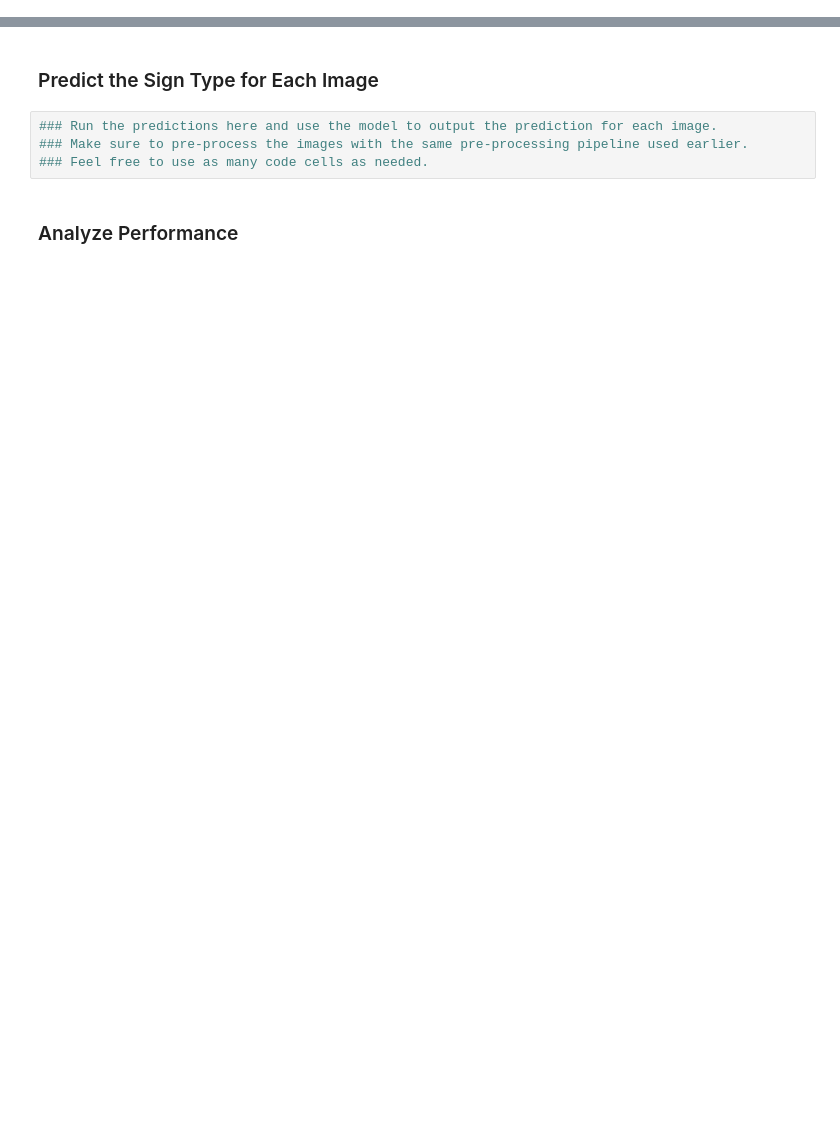
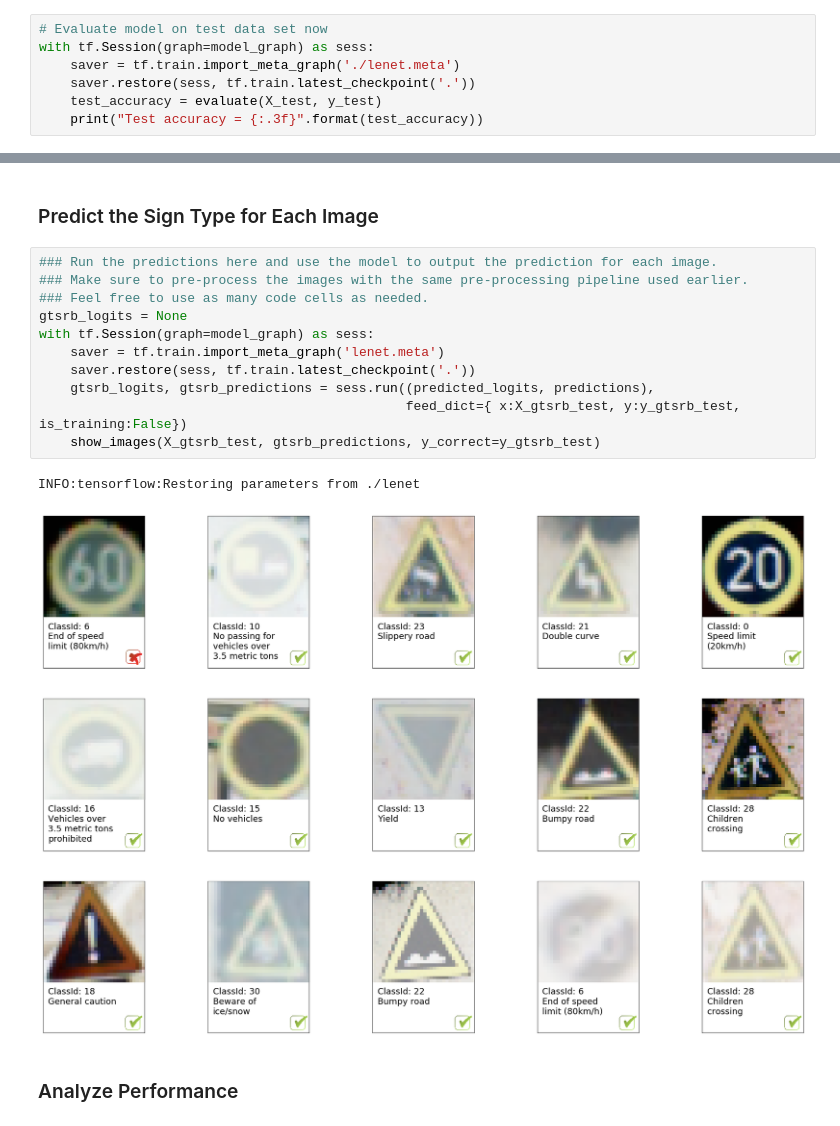
Before and after one commit to rajatsharma01/CarND-Traffic-Sign-Classifier-Project, a Jupyter notebook: Traffic_Sign_Classifier.ipynb, the cells around one changed output, grey strips where cells are left out. Drawn from its saved outputs; the diff is of its cells as text; blank space fills up the shorter version.

```diff
--- a/Traffic_Sign_Classifier.ipynb
+++ b/Traffic_Sign_Classifier.ipynb
@@ -302,0 +432,7 @@ Model saved
+# %%
+# Evaluate model on test data set now
+with tf.Session(graph=model_graph) as sess:
+    saver = tf.train.import_meta_graph('./lenet.meta')
+    saver.restore(sess, tf.train.latest_checkpoint('.'))
+    test_accuracy = evaluate(X_test, y_test)
+    print("Test accuracy = {:.3f}".format(test_accuracy))
@@ -318,7 +513,17 @@ You may find `signnames.csv` useful as it contains mappings from the class id (i
 # %%
 ### Run the predictions here and use the model to output the prediction for each image.
 ### Make sure to pre-process the images with the same pre-processing pipeline used earlier.
 ### Feel free to use as many code cells as needed.
+gtsrb_logits = None
+with tf.Session(graph=model_graph) as sess:
+    saver = tf.train.import_meta_graph('lenet.meta')
+    saver.restore(sess, tf.train.latest_checkpoint('.'))
+    gtsrb_logits, gtsrb_predictions = sess.run((predicted_logits, predictions),
+                                               feed_dict={ x:X_gtsrb_test, y:y_gtsrb_test, is_training:False})
+    show_images(X_gtsrb_test, gtsrb_predictions, y_correct=y_gtsrb_test)
+# %% [output]
+INFO:tensorflow:Restoring parameters from ./lenet
+[figure, added]
 # %% [markdown]
 ### Analyze Performance
 # %%
```
Also changed, not shown: parts of 16 cells of this notebook.
